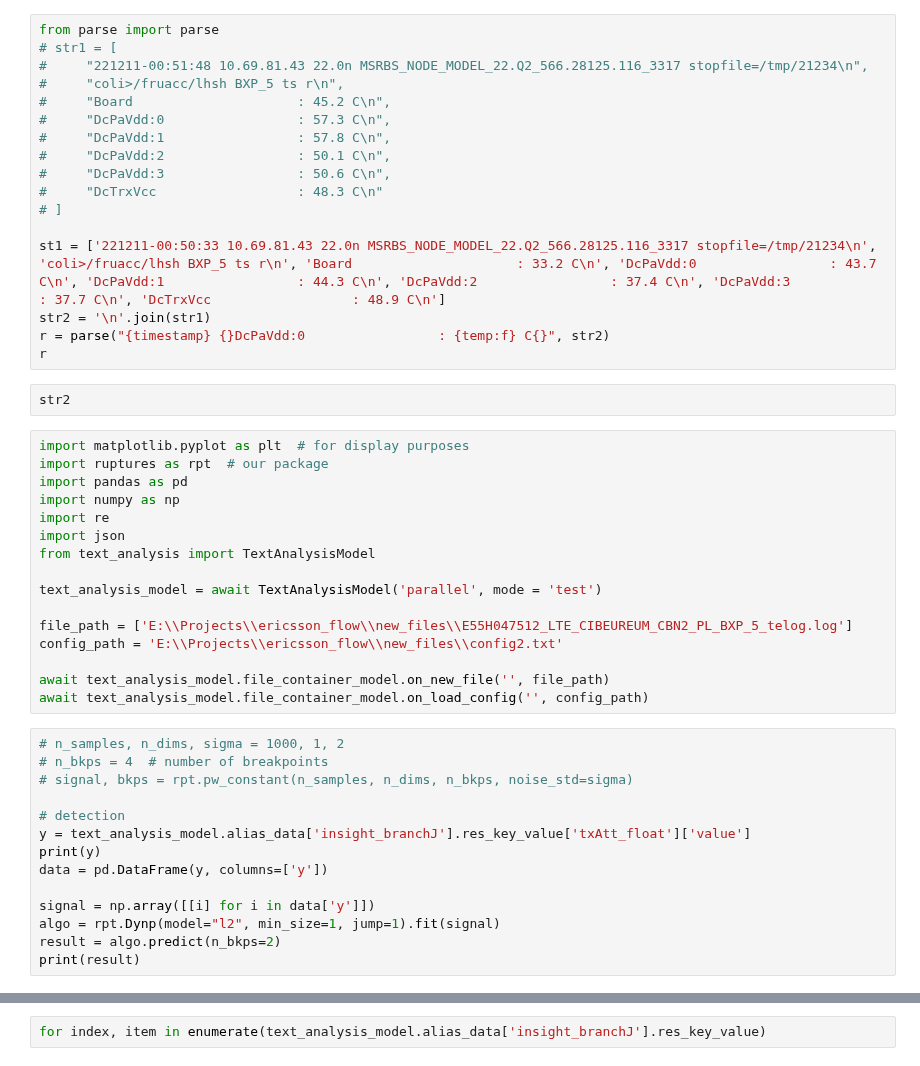
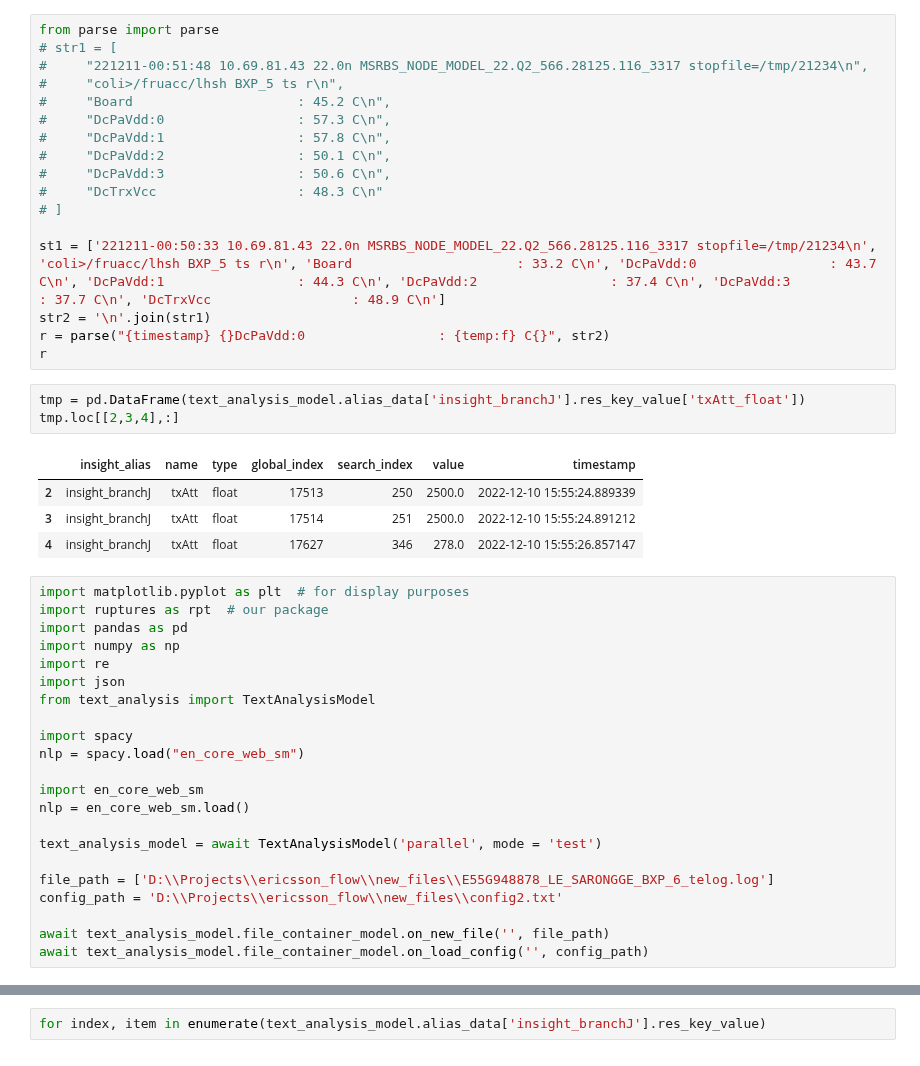
Before and after one commit to dj-lei/eric_toolsets, a Jupyter notebook: src/python/debug.ipynb, the cells around one changed output, grey strips where cells are left out. Saved outputs shown, nothing was run; the diff lists cells and outputs as text.

```diff
--- a/src/python/debug.ipynb
+++ b/src/python/debug.ipynb
@@ -108,7 +108,13 @@ str2 = '\n'.join(str1)
 r = parse("{timestamp} {}DcPaVdd:0                 : {temp:f} C{}", str2)
 r
 # %%
-str2
+tmp = pd.DataFrame(text_analysis_model.alias_data['insight_branchJ'].res_key_value['txAtt_float'])
+tmp.loc[[2,3,4],:]
+# %% [output]
+|  | insight_alias | name | type | global_index | search_index | value | timestamp |
+| 2 | insight_branchJ | txAtt | float | 17513 | 250 | 2500.0 | 2022-12-10 15:55:24.889339 |
+| 3 | insight_branchJ | txAtt | float | 17514 | 251 | 2500.0 | 2022-12-10 15:55:24.891212 |
+| 4 | insight_branchJ | txAtt | float | 17627 | 346 | 278.0 | 2022-12-10 15:55:26.857147 |
 # %%
 import matplotlib.pyplot as plt  # for display purposes
 import ruptures as rpt  # our package
@@ -118,26 +124,18 @@ import re
 import json
 from text_analysis import TextAnalysisModel
 
+import spacy
+nlp = spacy.load("en_core_web_sm")
+
+import en_core_web_sm
+nlp = en_core_web_sm.load()
+
 text_analysis_model = await TextAnalysisModel('parallel', mode = 'test')
 
-file_path = ['E:\\Projects\\ericsson_flow\\new_files\\E55H047512_LTE_CIBEUREUM_CBN2_PL_BXP_5_telog.log']
-config_path = 'E:\\Projects\\ericsson_flow\\new_files\\config2.txt'
+file_path = ['D:\\Projects\\ericsson_flow\\new_files\\E55G948878_LE_SARONGGE_BXP_6_telog.log']
+config_path = 'D:\\Projects\\ericsson_flow\\new_files\\config2.txt'
 
 await text_analysis_model.file_container_model.on_new_file('', file_path)
 await text_analysis_model.file_container_model.on_load_config('', config_path)
-# %%
-# n_samples, n_dims, sigma = 1000, 1, 2
-# n_bkps = 4  # number of breakpoints
-# signal, bkps = rpt.pw_constant(n_samples, n_dims, n_bkps, noise_std=sigma)
-
-# detection
-y = text_analysis_model.alias_data['insight_branchJ'].res_key_value['txAtt_float']['value']
-print(y)
-data = pd.DataFrame(y, columns=['y'])
-
-signal = np.array([[i] for i in data['y']])
-algo = rpt.Dynp(model="l2", min_size=1, jump=1).fit(signal)
-result = algo.predict(n_bkps=2)
-print(result)
 # %%
 timestamp = ''
```
Also changed, not shown: parts of 8 cells of this notebook, 8 other files.
